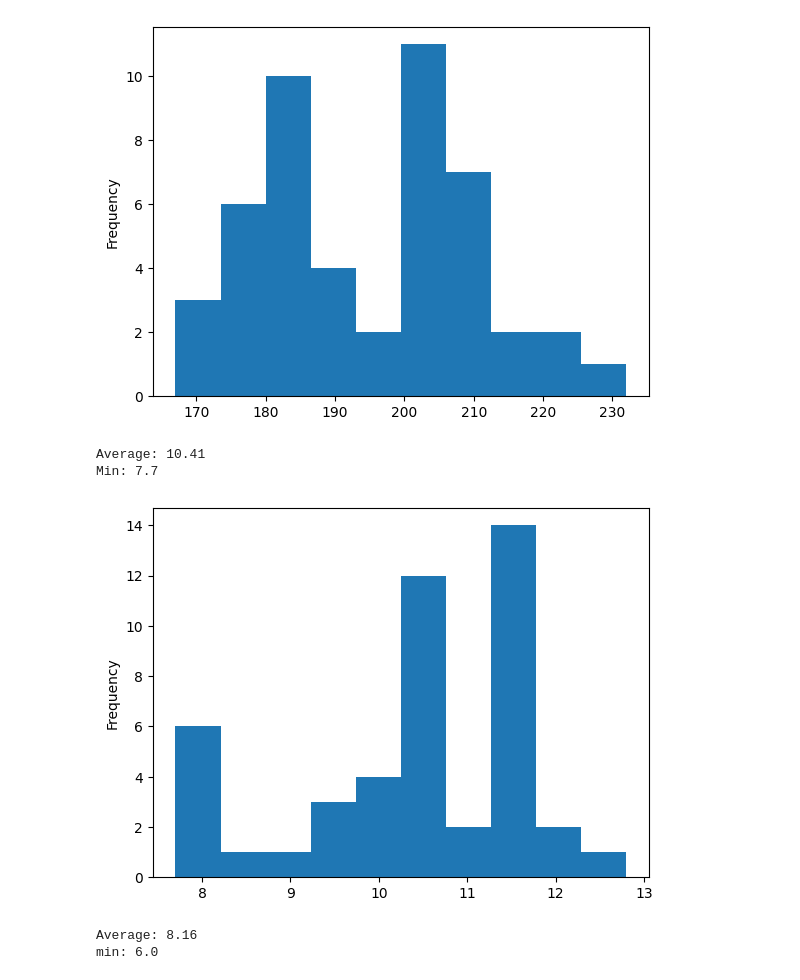
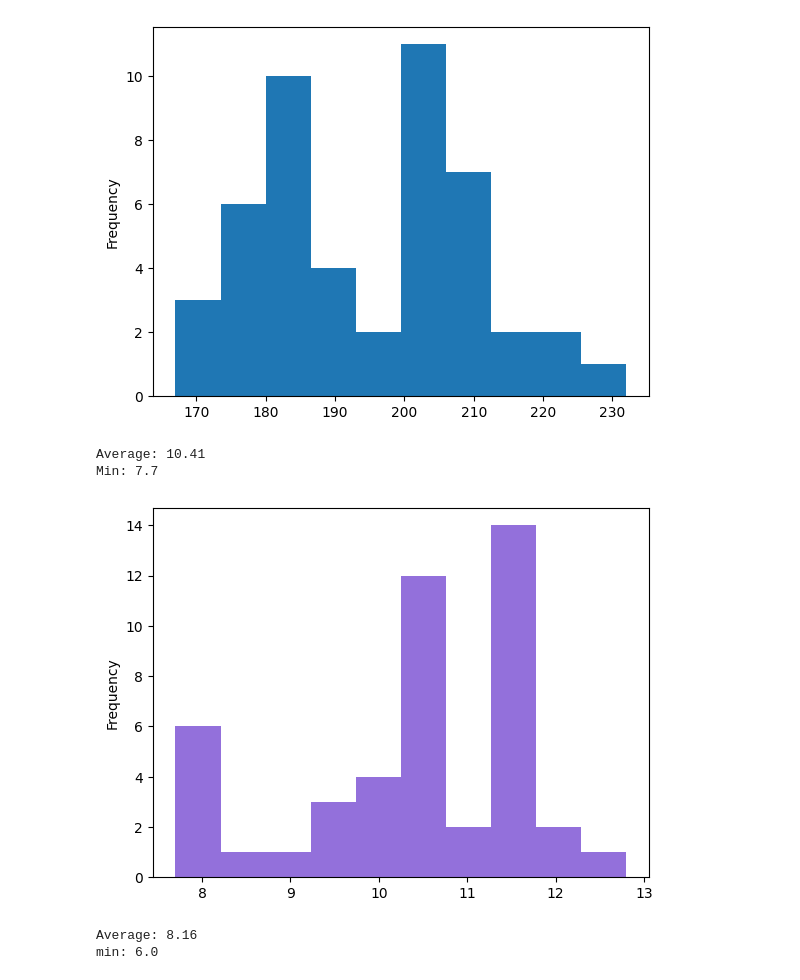
Before and after one commit to urbancluka/UVP-Projektna-naloga, a Jupyter notebook: analiza.ipynb, the cells around one changed output. Saved outputs shown, nothing was run; the diff lists cells and outputs as text; code cells hidden in the pictures.

Commit message:
add color to plots

```diff
--- a/analiza.ipynb
+++ b/analiza.ipynb
@@ -163,13 +164,13 @@ Max: 232.0
 [figure]
 # %%
 pospesek = podatki_o_avtih["Acceleration to 100km/h"]
-pospesek.plot.hist()
+pospesek.plot.hist(color="mediumpurple")
 print(f"Average: {round(podatki_o_avtih["Acceleration to 100km/h"].mean(), 2)}")
 print(f"Min: {podatki_o_avtih["Acceleration to 100km/h"].min()}")
 # %% [output]
 Average: 10.41
 Min: 7.7
-[figure, old version]
+[figure, new version]
 # %%
 poraba = podatki_o_avtih["Combined consumption l/100km"]
 poraba.plot.hist()
```
Also changed, not shown: parts of 4 cells of this notebook.
